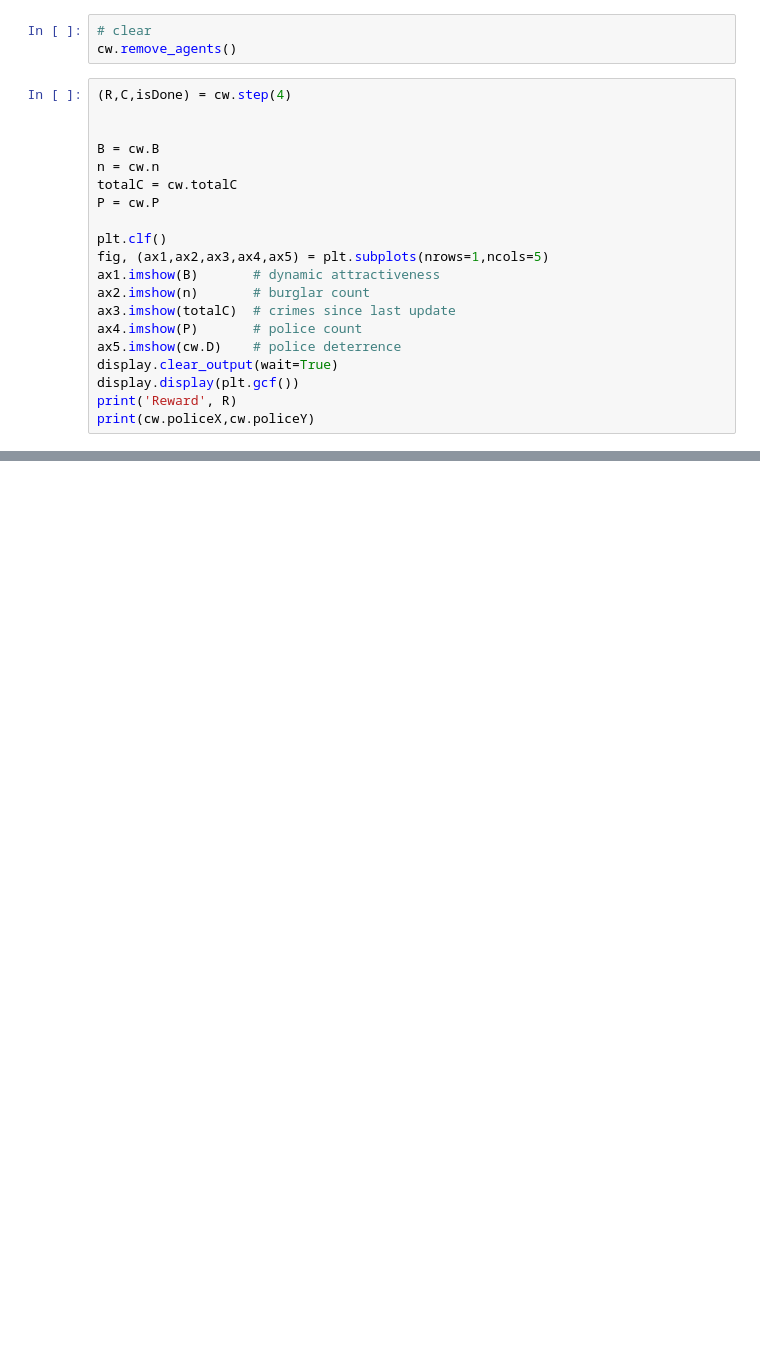
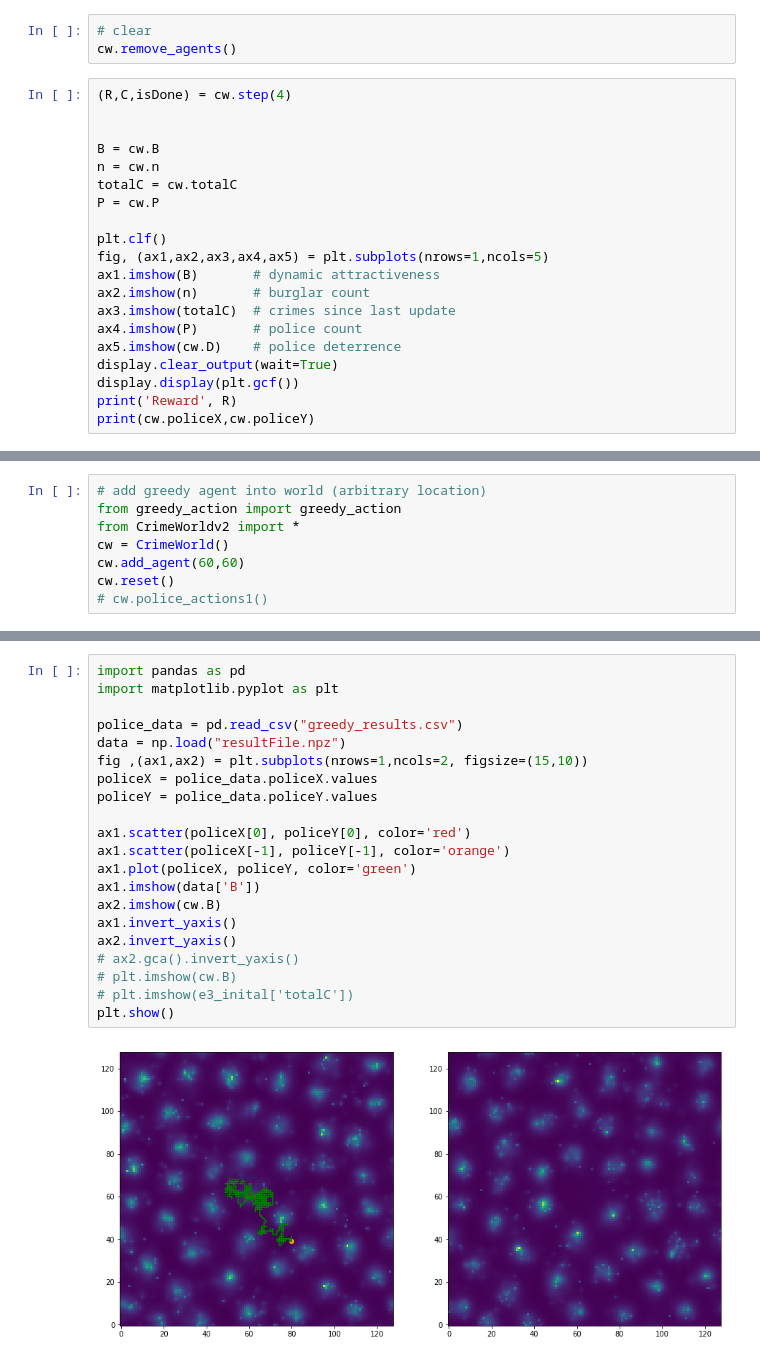
Before and after one commit to shreyanshmohnot/crime-simulation, a Jupyter notebook: CrimeWorld test.ipynb, the cells around one changed output, grey strips where cells are left out. Cells and saved outputs as stored; diff of their text form; blank space fills up the shorter version.

```diff
--- a/CrimeWorld test.ipynb
+++ b/CrimeWorld test.ipynb
@@ -107,0 +102,8 @@ plt.imshow(cw.totalC)
+# %%
+# add greedy agent into world (arbitrary location)
+from greedy_action import greedy_action
+from CrimeWorldv2 import *
+cw = CrimeWorld()
+cw.add_agent(60,60)
+cw.reset()
+# cw.police_actions1()
@@ -107,0 +158,23 @@ plt.imshow(cw.totalC)
+# %%
+import pandas as pd
+import matplotlib.pyplot as plt
+
+police_data = pd.read_csv("greedy_results.csv")
+data = np.load("resultFile.npz")
+fig ,(ax1,ax2) = plt.subplots(nrows=1,ncols=2, figsize=(15,10))
+policeX = police_data.policeX.values
+policeY = police_data.policeY.values
+
+ax1.scatter(policeX[0], policeY[0], color='red')
+ax1.scatter(policeX[-1], policeY[-1], color='orange')
+ax1.plot(policeX, policeY, color='green')
+ax1.imshow(data['B'])
+ax2.imshow(cw.B)
+ax1.invert_yaxis()
+ax2.invert_yaxis()
+# ax2.gca().invert_yaxis()
+# plt.imshow(cw.B)
+# plt.imshow(e3_inital['totalC'])
+plt.show()
+# %% [output]
+[figure, added]
```
Also changed, not shown: parts of 14 cells of this notebook, 2 other files.
